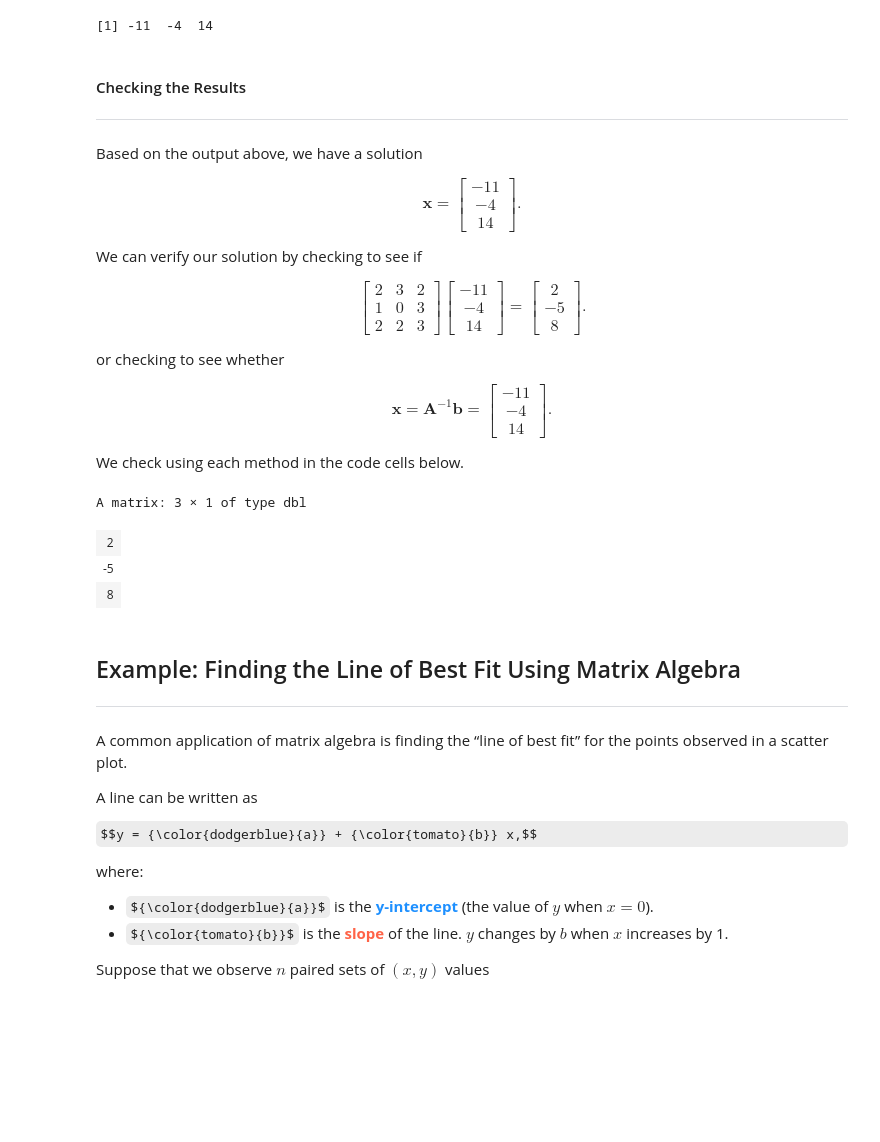
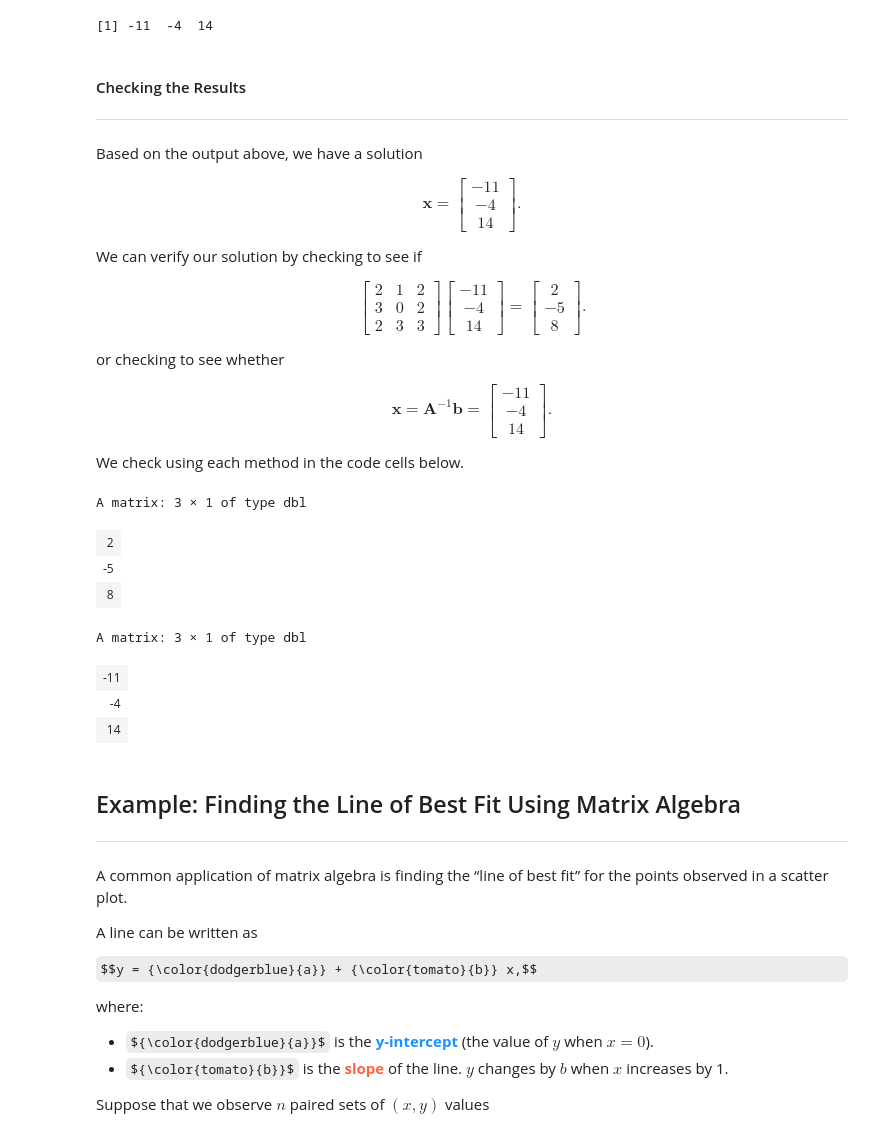
Before and after one commit to CU-Denver-MathStats-OER/Data-Wrangling-and-Visualization, a Jupyter notebook: 13-Matrices-Arrays-and-Lists.ipynb, the cells around one changed output. Saved outputs shown, nothing was run; the diff lists cells and outputs as text; code cells hidden in the pictures; some formulas as TeX source; blank space fills up the shorter version.

```diff
--- a/13-Matrices-Arrays-and-Lists.ipynb
+++ b/13-Matrices-Arrays-and-Lists.ipynb
@@ -792,9 +792,10 @@ Then check to make sure the result is accurate.
 ---
 # %%
 # enter matrix A
-A <- matrix(c(2, 3, 2,
-              1, 0, 3,
-              2, 2, 3),
+A <- matrix(c(2, 1, 2,
+              3, 0, 2,
+              2, 3, 3),
+            byrow = TRUE,
             nrow = 3)
 A
 # %% [output]
@@ -956,9 +964,9 @@ $$\mathbf{x} = \begin{bmatrix}
 We can verify our solution by checking to see if
 
 $$\begin{bmatrix}
-2 & 3 & 2 \\
-1 & 0 & 3 \\
-2 & 2 & 3
+2 & 1 & 2 \\
+3 & 0 & 2 \\
+2 & 3 & 3
 \end{bmatrix}
 \begin{bmatrix}
 -11 \\ -4 \\ 14
@@ -985,7 +993,13 @@ A matrix: 3 × 1 of type dbl
 | 8 |
 # %%
 # a check to see if A^{-1} b = x
-A_inv %*% b
+A.inv <- solve(A)
+A.inv %*% b
+# %% [output]
+A matrix: 3 × 1 of type dbl
+| -11 |
+| -4 |
+| 14 |
 # %% [markdown]
 ## <a name="line-best-fit">Example: Finding the Line of Best Fit Using Matrix Algebra</a>
 
```
Also changed, not shown: parts of 13 cells of this notebook.
